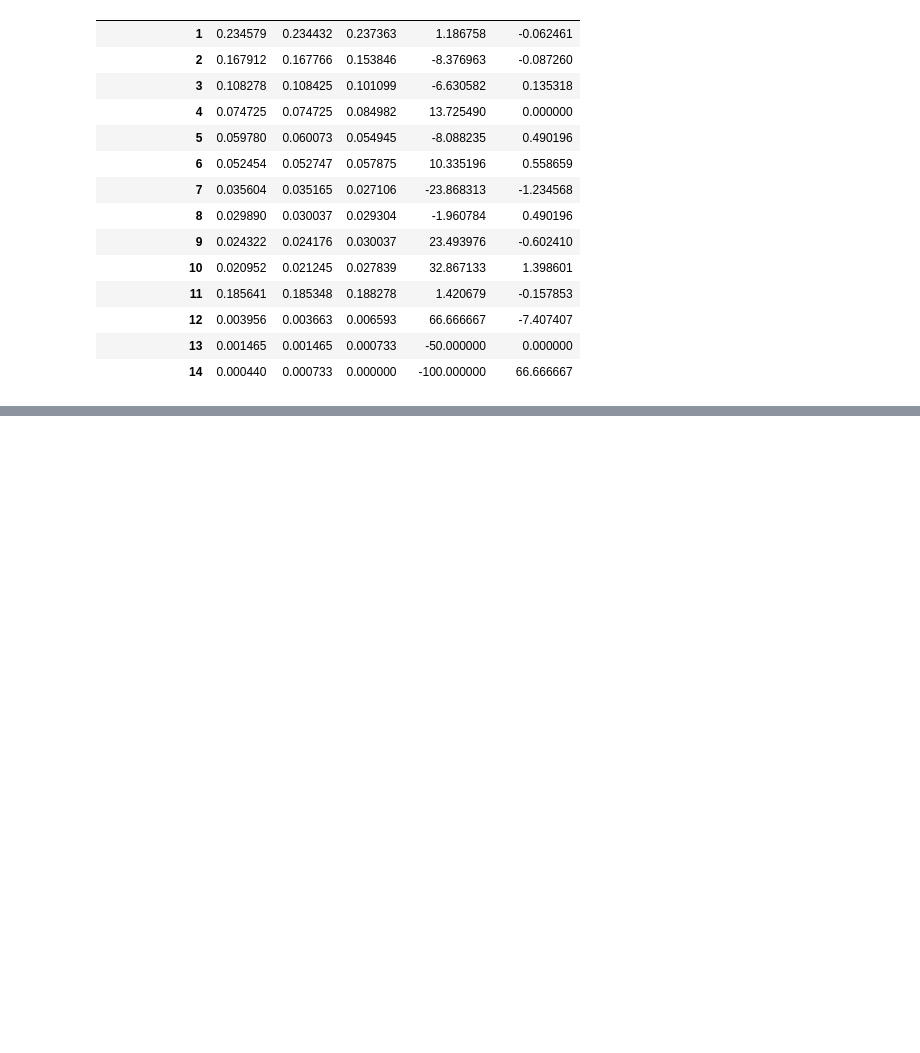
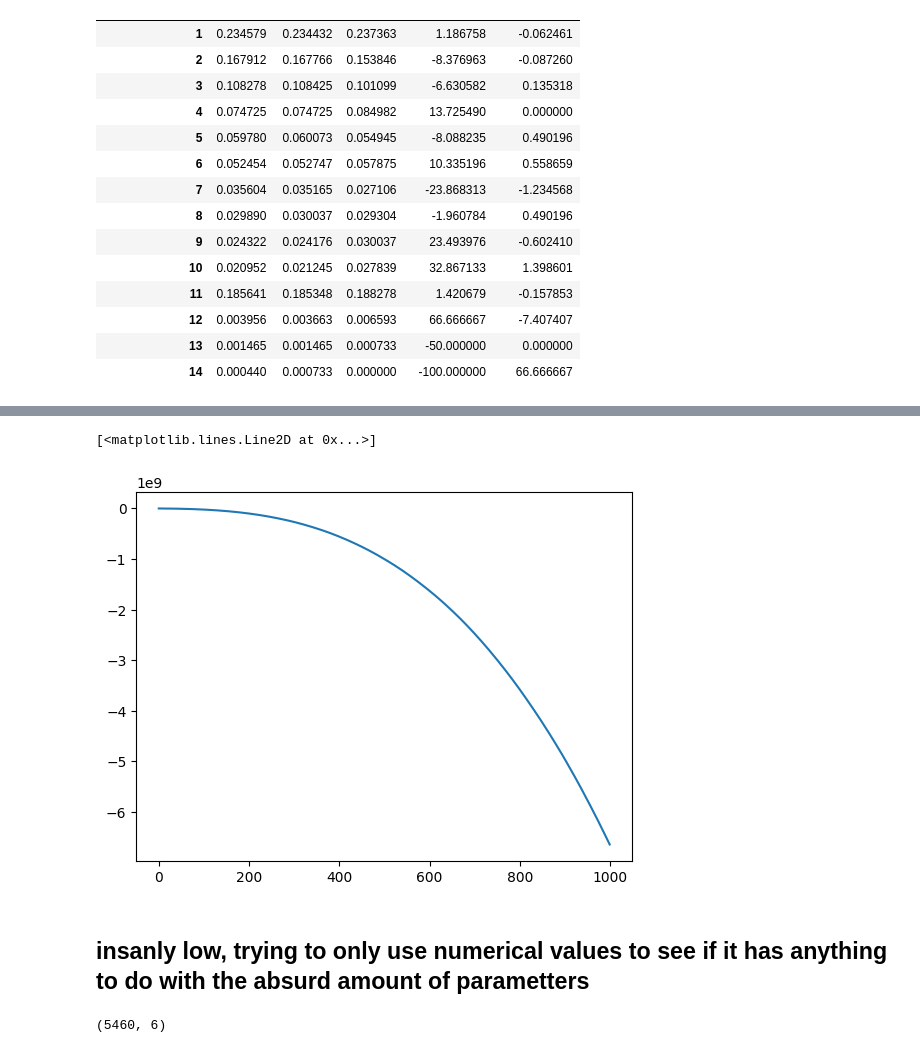
Before and after one commit to TimoSR/AI-Mandatory-1, a Jupyter notebook: Tobias/Mandatory2.0.ipynb, the cells around one changed output, grey strips where cells are left out. Cells and saved outputs as stored; diff of their text form; code cells hidden in the pictures; blank space fills up the shorter version.

Commit message:
Now with prepared data and models
Made NN that use all data and NN that use only Numerical

```diff
--- a/Tobias/Mandatory2.0.ipynb
+++ b/Tobias/Mandatory2.0.ipynb
@@ -140,0 +456,18 @@ for set_ in (strat_train_set, strat_test_set):
+# %%
+input_shape = (5237,)
+
+# Define the model
+model = tf.keras.Sequential([
+    tf.keras.layers.Dense(units=5000, activation='relu', input_shape=input_shape),
+    tf.keras.layers.Dense(units=1000, activation='relu'),
+    tf.keras.layers.Dense(units=100, activation='relu'),
+    tf.keras.layers.Dense(units=1, activation='sigmoid')
+])
+# %%
+epochs = 1_000
+# %%
+model.compile(
+    optimizer=optimizers.Adam(learning_rate=0.001),
+    loss=losses.BinaryCrossentropy(),
+    metrics=[metrics.BinaryAccuracy()]
+)
@@ -140,0 +510,3 @@ for set_ in (strat_train_set, strat_test_set):
+# %%
+history = model.fit(np.array(video_games_features_prepared.toarray()), video_games_labels, epochs=30,
+                    )
@@ -140,0 +567,11 @@ for set_ in (strat_train_set, strat_test_set):
+# %%
+plt.plot([i for i in range(epochs)], history.history['loss'])
+# %% [output]
+[<matplotlib.lines.Line2D at 0x...>]
+[figure, added]
+# %% [markdown]
+## insanly low, trying to only use numerical values to see if it has anything to do with the absurd amount of parametters
+# %%
+video_games_features_numerical_tr.shape
+# %% [output]
+(5460, 6)
```
Also changed, not shown: parts of 66 cells of this notebook, 4 other files.
